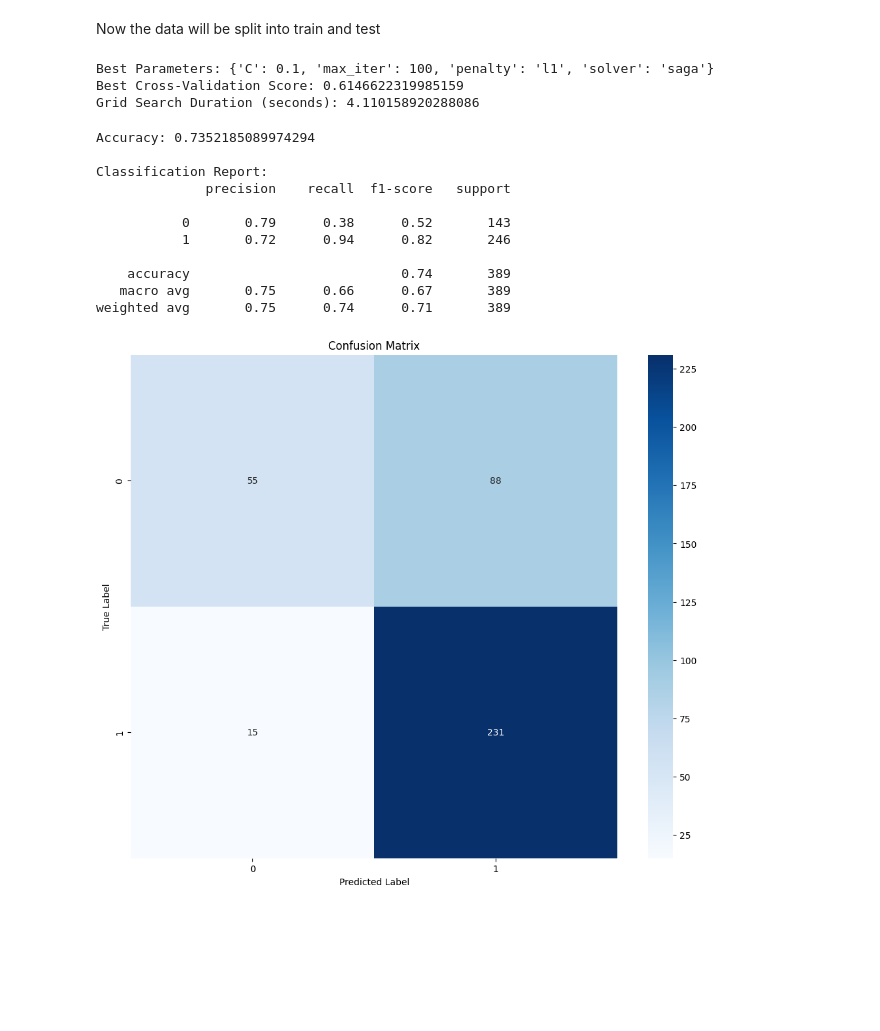
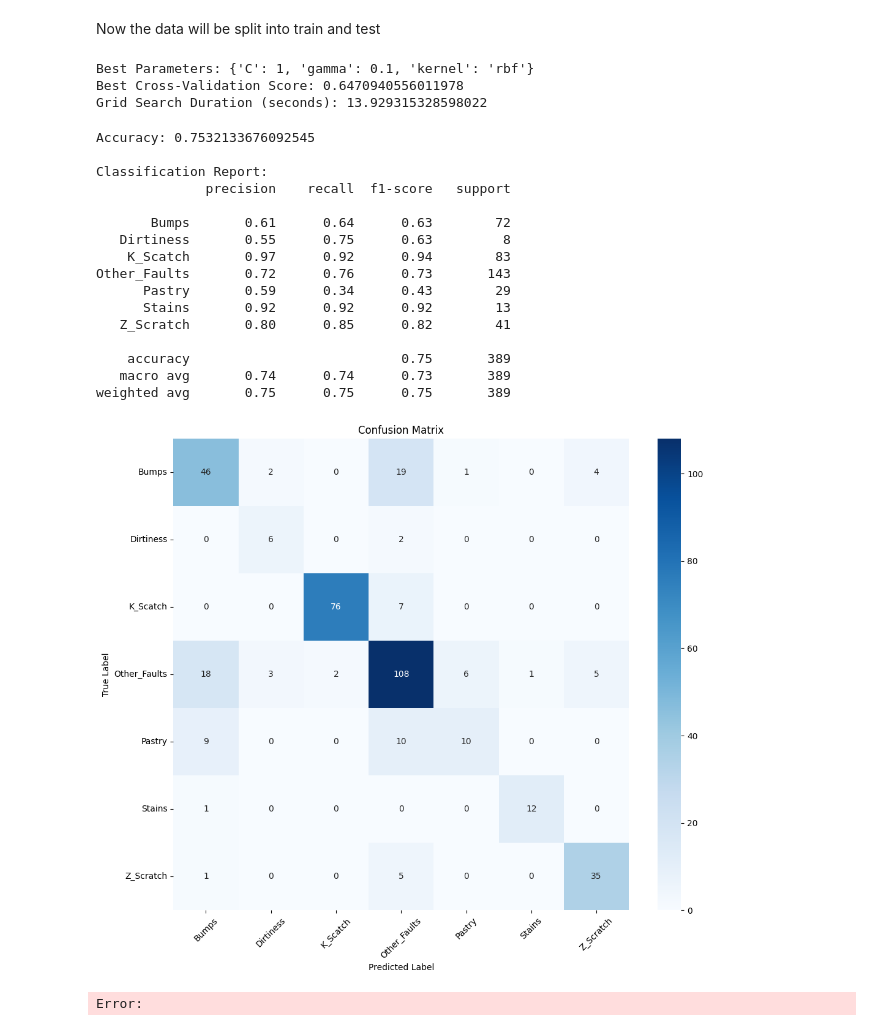
Before and after one commit to MNejmann/AAU-VT1-AML-Miniproject, a Jupyter notebook: multiclass_classification.ipynb, the cells around one changed output. Saved outputs shown, nothing was run; the diff lists cells and outputs as text; code cells hidden in the pictures; blank space fills up the shorter version.

```diff
--- a/multiclass_classification.ipynb
+++ b/multiclass_classification.ipynb
@@ -97,9 +91,8 @@ plt.show()
 # %%
 #first the orignal fauls columns are removed
-#dataset = dataset.drop(columns=fault_type)
 #now the features and labels are extracted from the dataset
-x_df = dataset.drop(columns="binary_fault", axis=1)
-y_df = dataset["binary_fault"]
+x_df = dataset.drop(columns="Fault_type", axis=1)
+y_df = dataset["Fault_type"]
 
 
 # Standardize the features
@@ -122,16 +115,17 @@ plt.show()
 # %% [markdown]
 Now the data will be split into train and test
 # %%
+from scipy.stats import uniform, loguniform
+from sklearn.svm import SVC
 def grid_search_cv(x,y):
     param_grid = {
         'C': [0.1, 1, 10, 100],
-        "solver": ['liblinear', 'saga'],
-        "penalty": ['l1', 'l2'],
-        "max_iter": [100, 500, 1000]
+        'kernel': ['linear', 'rbf'],
+        'gamma': ['scale', 'auto', 0.1, 1]
     }
 
     grid_search = GridSearchCV(
-        LogisticRegression(),
+        SVC(),
         param_grid,
         cv=5,
         n_jobs=-1,
@@ -149,45 +143,53 @@ print("Best Parameters:", best_params)
 print("Best Cross-Validation Score:", best_score)
 print("Grid Search Duration (seconds):", duration)
 # %% [output]
-Best Parameters: {'C': 0.1, 'max_iter': 100, 'penalty': 'l1', 'solver': 'saga'}
-Best Cross-Validation Score: 0.6146622319985159
-Grid Search Duration (seconds): 4.110158920288086
+Best Parameters: {'C': 1, 'gamma': 0.1, 'kernel': 'rbf'}
+Best Cross-Validation Score: 0.6470940556011978
+Grid Search Duration (seconds): 13.929315328598022
 # %%
 
 
 #train test
 
 x_train, x_test, y_train, y_test = train_test_split(x_scaled, y_df, test_size=0.2, random_state=42)
 
 
 # model using logistic regression with best params from grid search ** used to unpack the string
-dt_classifier = LogisticRegression(**best_params)
+dt_classifier = SVC(**best_params)
 dt_classifier.fit(x_train, y_train)
 
 # Model Evaluation
 y_pred = dt_classifier.predict(x_test)
 print("Accuracy:", accuracy_score(y_test, y_pred))
 print("\nClassification Report:")
 print(classification_report(y_test, y_pred))
 
 # Confusion Matrix
 cm = confusion_matrix(y_test, y_pred)
 plt.figure(figsize=(12, 10))
 sns.heatmap(cm, annot=True, fmt='d', cmap='Blues')
 plt.title('Confusion Matrix')
 plt.ylabel('True Label')
 plt.xlabel('Predicted Label')
-plt.show()
+plt.xticks(ticks=np.arange(len(dt_classifier.classes_))+0.5, labels=dt_classifier.classes_, rotation=45)
+plt.yticks(ticks=np.arange(len(dt_classifier.classes_))+0.5, labels=dt_classifier.classes_, rotation=0)
+plt.savefig(r'images/multiclass_confusion_matrix.png', dpi=400)
 # %% [output]
-Accuracy: 0.7352185089974294
+Accuracy: 0.7532133676092545
 
 Classification Report:
               precision    recall  f1-score   support
 
-           0       0.79      0.38      0.52       143
-           1       0.72      0.94      0.82       246
+       Bumps       0.61      0.64      0.63        72
+   Dirtiness       0.55      0.75      0.63         8
+    K_Scatch       0.97      0.92      0.94        83
+Other_Faults       0.72      0.76      0.73       143
+      Pastry       0.59      0.34      0.43        29
+      Stains       0.92      0.92      0.92        13
+   Z_Scratch       0.80      0.85      0.82        41
 
-    accuracy                           0.74       389
-   macro avg       0.75      0.66      0.67       389
-weighted avg       0.75      0.74      0.71       389
+    accuracy                           0.75       389
+   macro avg       0.74      0.74      0.73       389
+weighted avg       0.75      0.75      0.75       389
-[figure, old version]
+[figure, new version]
+Error:
```
Also changed, not shown: parts of 2 cells of this notebook, 1 other file.
